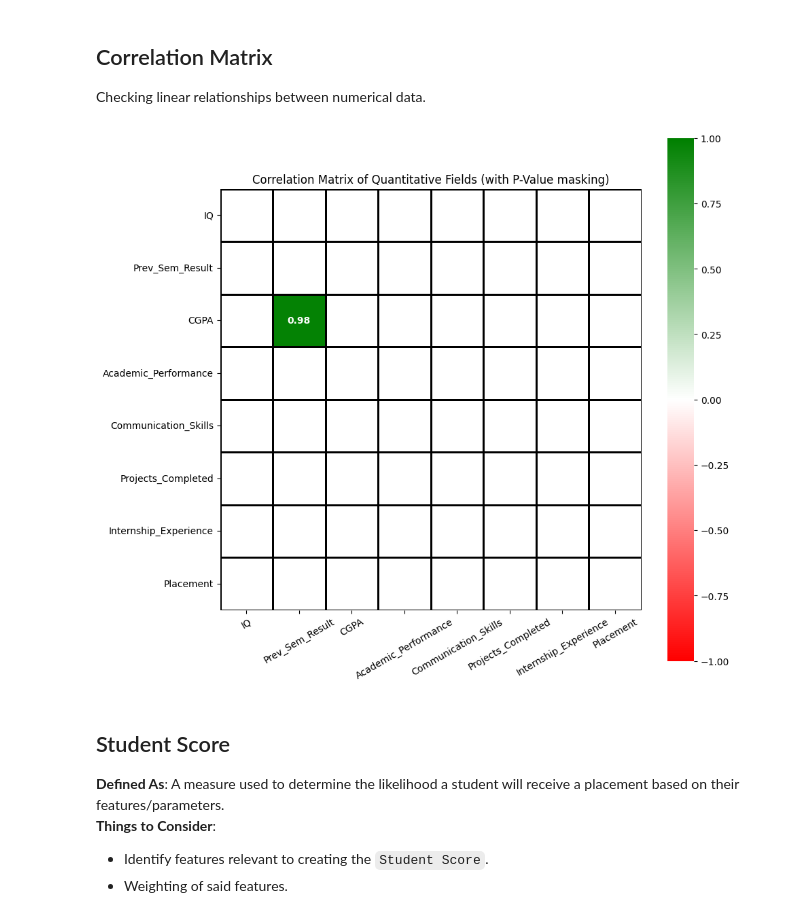
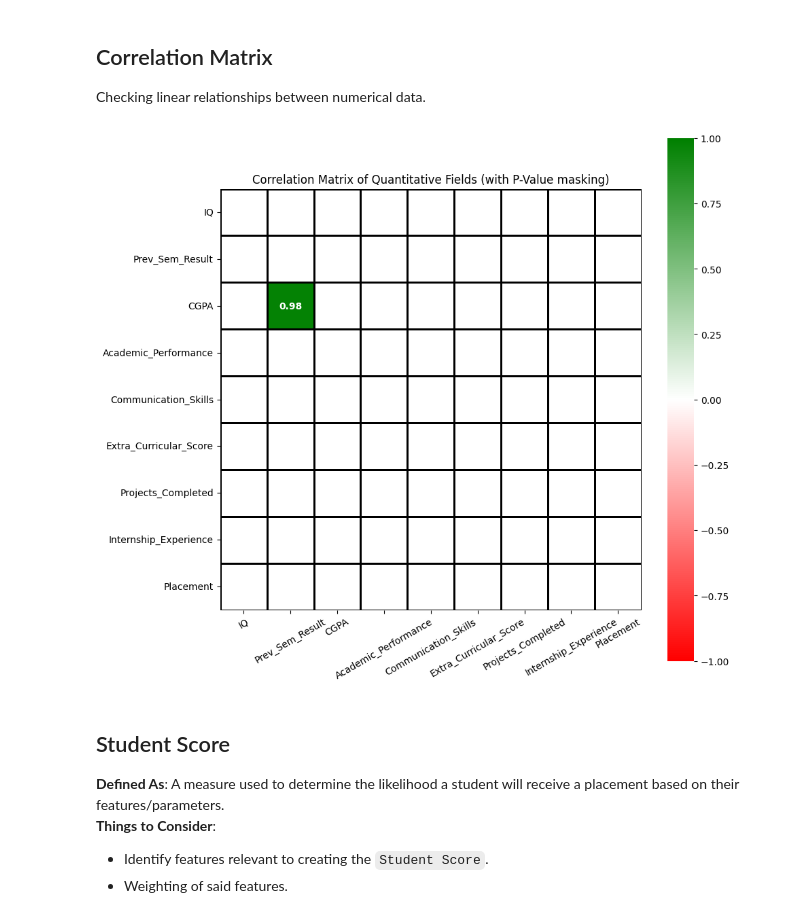
Before and after one commit to Chungj2000/DataAnalysis, a Jupyter notebook: Kaggle/College Student Placement Factors/Workbook.ipynb, the cells around one changed output. Saved outputs shown, nothing was run; the diff lists cells and outputs as text; code cells hidden in the pictures.

```diff
--- a/Kaggle/College Student Placement Factors/Workbook.ipynb
+++ b/Kaggle/College Student Placement Factors/Workbook.ipynb
@@ -206,24 +209,24 @@ data['Placement'] = data['Placement'].map({'No' : 0, 'Yes' : 1})
 Checking linear relationships between numerical data.
 # %%
 #Base parameters
-quantitative_fields = ['IQ', 'Prev_Sem_Result', 'CGPA', 'Academic_Performance', 'Communication_Skills', 'Projects_Completed', 'Internship_Experience', 'Placement'] #Append new binary values.
+quantitative_fields = ['IQ', 'Prev_Sem_Result', 'CGPA', 'Academic_Performance', 'Communication_Skills', 'Extra_Curricular_Score', 'Projects_Completed', 'Internship_Experience', 'Placement'] #Append new binary values.
 corr_data = data[quantitative_fields].corr()
 p_value_corr = round(corr_data.corr(method=lambda x, y : pearsonr(x, y)[1]), 4)
 p_value = 0.05 #Default p-value for significance = 0.05
 
 #Figure parameters
 mask = np.triu(corr_data)
 p_mask = np.invert(np.tril(p_value_corr < p_value))
 gradient = LinearSegmentedColormap.from_list('rg',["r", "w", "g"], N=256)
 x, fig = plt.subplots(figsize=(10,10))
 
 #Switch mask between p_value filtering depending on preference.
 sns.heatmap(corr_data, mask=p_mask, cmap=gradient, vmin=-1, vmax=1, linewidths=2, linecolor='black', annot=True, annot_kws={'fontweight' : 'bold'}, square=True)
 plt.title('Correlation Matrix of Quantitative Fields (with P-Value masking)')
 plt.xticks(rotation=30)
 plt.show()
 # %% [output]
-[figure, old version]
+[figure, new version]
 # %% [markdown]
 ## Student Score ##
 **Defined As**: A measure used to determine the likelihood a student will receive a placement based on their features/parameters.
```
Also changed, not shown: parts of 20 cells of this notebook.
